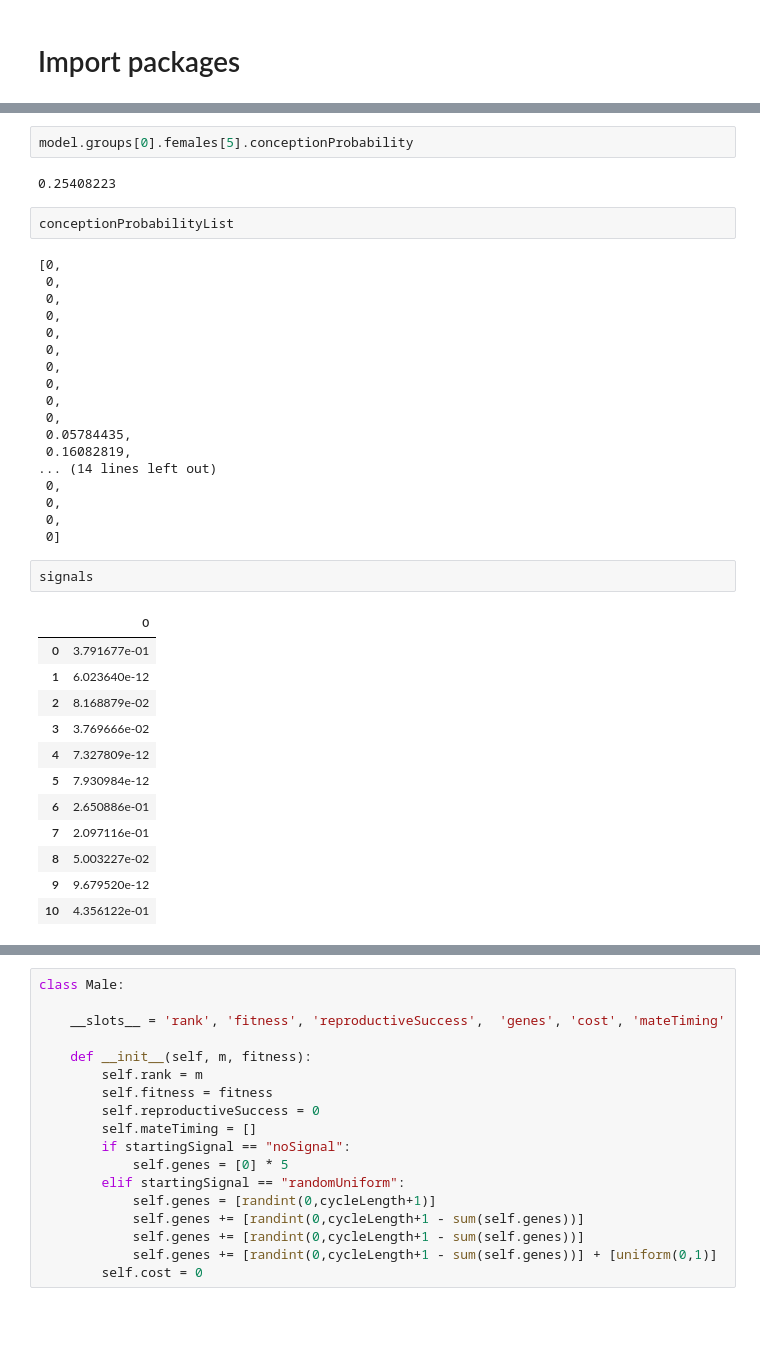
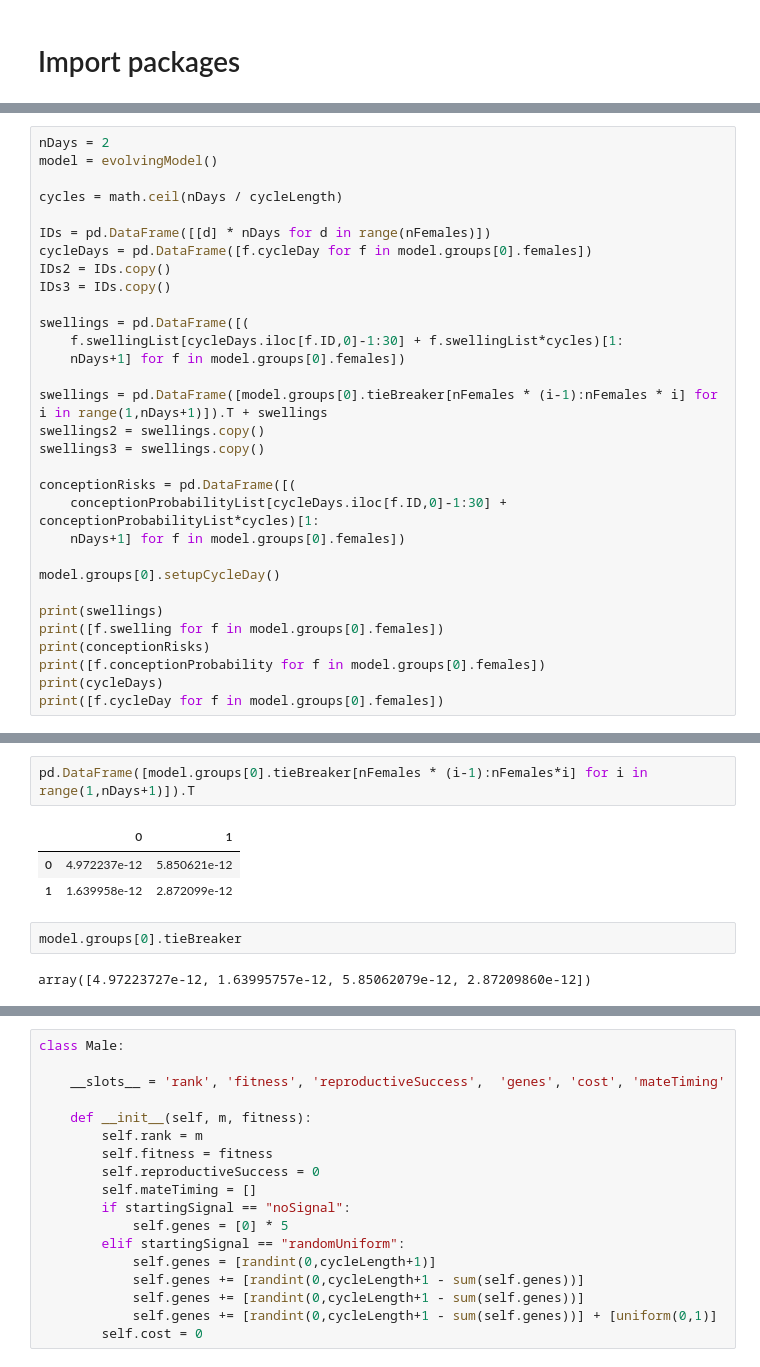
Before and after one commit to kevinrosenfield/FertilitySignalsABM, a Jupyter notebook: fertSignals_0d_GA_v2.ipynb, the cells around one changed output, grey strips where cells are left out. Cells and saved outputs as stored; diff of their text form; blank space fills up the shorter version.

```diff
--- a/fertSignals_0d_GA_v2.ipynb
+++ b/fertSignals_0d_GA_v2.ipynb
@@ -528,0 +524,31 @@ pd.DataFrame([(conceptionProbabilityList[cycleDays.iloc[f.ID,0]-1:30] + concepti
+# %%
+nDays = 2
+model = evolvingModel()
+
+cycles = math.ceil(nDays / cycleLength)
+
+IDs = pd.DataFrame([[d] * nDays for d in range(nFemales)])
+cycleDays = pd.DataFrame([f.cycleDay for f in model.groups[0].females])
+IDs2 = IDs.copy()
+IDs3 = IDs.copy()
+
+swellings = pd.DataFrame([(
+    f.swellingList[cycleDays.iloc[f.ID,0]-1:30] + f.swellingList*cycles)[1:
+    nDays+1] for f in model.groups[0].females])
+
+swellings = pd.DataFrame([model.groups[0].tieBreaker[nFemales * (i-1):nFemales * i] for i in range(1,nDays+1)]).T + swellings
+swellings2 = swellings.copy()
+swellings3 = swellings.copy()
+
+conceptionRisks = pd.DataFrame([(
+    conceptionProbabilityList[cycleDays.iloc[f.ID,0]-1:30] + conceptionProbabilityList*cycles)[1:
+    nDays+1] for f in model.groups[0].females])
+
+model.groups[0].setupCycleDay()
+
+print(swellings)
+print([f.swelling for f in model.groups[0].females])
+print(conceptionRisks)
+print([f.conceptionProbability for f in model.groups[0].females])
+print(cycleDays)
+print([f.cycleDay for f in model.groups[0].females])
@@ -529,40 +568,11 @@ pd.DataFrame([(conceptionProbabilityList[cycleDays.iloc[f.ID,0]-1:30] + concepti
+# %%
+pd.DataFrame([model.groups[0].tieBreaker[nFemales * (i-1):nFemales*i] for i in range(1,nDays+1)]).T
+# %% [output]
+|  | 0 | 1 |
+| 0 | 4.972237e-12 | 5.850621e-12 |
+| 1 | 1.639958e-12 | 2.872099e-12 |
 # %%
-model.groups[0].females[5].conceptionProbability
+model.groups[0].tieBreaker
 # %% [output]
-0.25408223
+array([4.97223727e-12, 1.63995757e-12, 5.85062079e-12, 2.87209860e-12])
-# %%
-conceptionProbabilityList
-# %% [output]
-[0,
- 0,
- 0,
- 0,
- 0,
- 0,
- 0,
- 0,
- 0,
- 0,
- 0.05784435,
- 0.16082819,
-... (14 lines left out)
- 0,
- 0,
- 0,
- 0]
-# %%
-signals
-# %% [output]
-|  | 0 |
-| 0 | 3.791677e-01 |
-| 1 | 6.023640e-12 |
-| 2 | 8.168879e-02 |
-| 3 | 3.769666e-02 |
-| 4 | 7.327809e-12 |
-| 5 | 7.930984e-12 |
-| 6 | 2.650886e-01 |
-| 7 | 2.097116e-01 |
-| 8 | 5.003227e-02 |
-| 9 | 9.679520e-12 |
-| 10 | 4.356122e-01 |
 # %%
```
Also changed, not shown: parts of 21 cells of this notebook.
